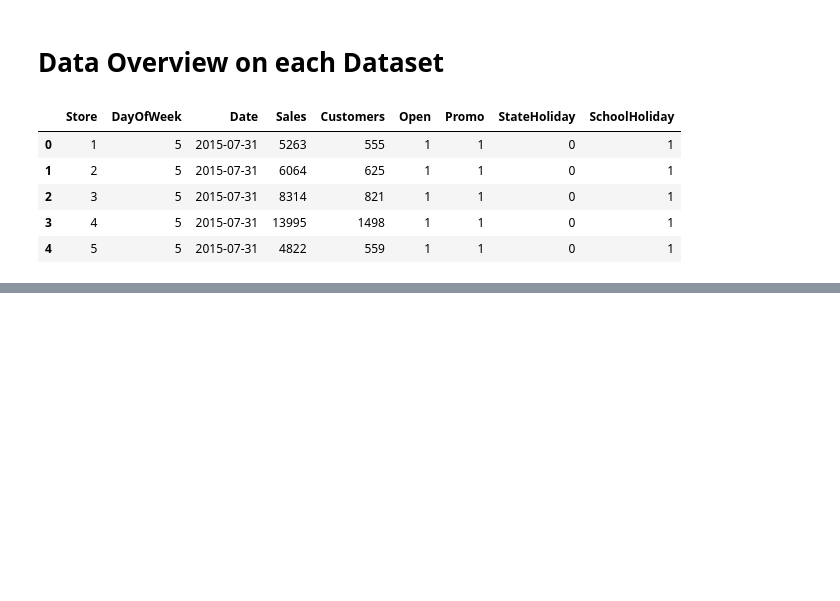
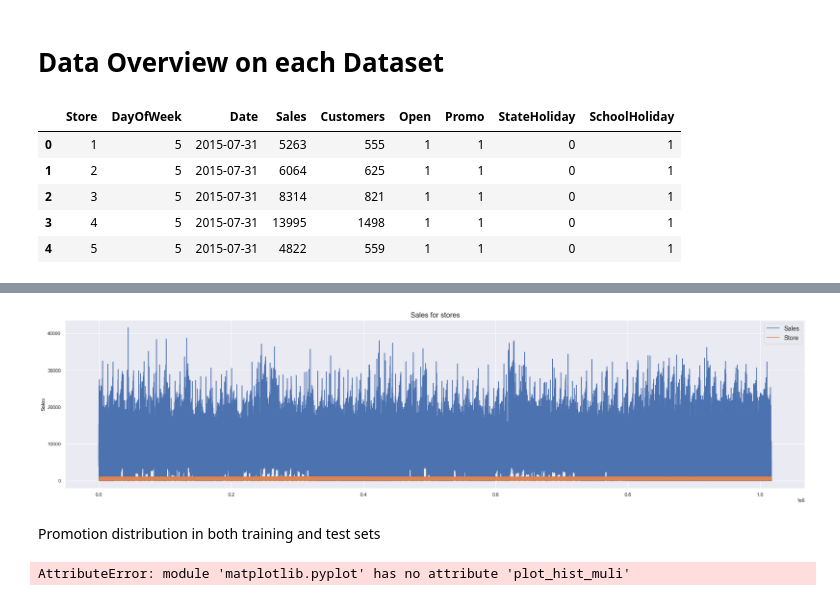
Before and after one commit to BekaluTa/-Sales-Prediction, a Jupyter notebook: Notebook/EDA on Test and Train Data.ipynb, the cells around one changed output, grey strips where cells are left out. Saved outputs shown, nothing was run; the diff lists cells and outputs as text; code cells hidden in the pictures; blank space fills up the shorter version.

```diff
--- a/Notebook/EDA on Test and Train Data.ipynb
+++ b/Notebook/EDA on Test and Train Data.ipynb
@@ -22,0 +109,12 @@ train_df.head()
+# %%
+train_df.sort_index(inplace=True)
+# %%
+sns.set()
+train_df[['Sales', 'Store']].plot(figsize=(30, 7))
+plt.ylabel("Sales")
+plt.title("Sales for stores", fontsize=16)
+plt.legend(fontsize=14);
+# %% [output]
+[figure, added]
+# %% [markdown]
+Promotion distribution in both training and test sets
@@ -22,0 +123,4 @@ train_df.head()
+# %%
+plt.plot_hist_muli(train_df)
+# %% [output]
+AttributeError: module 'matplotlib.pyplot' has no attribute 'plot_hist_muli'
```
Also changed, not shown: parts of 10 cells of this notebook, 1 other file.
